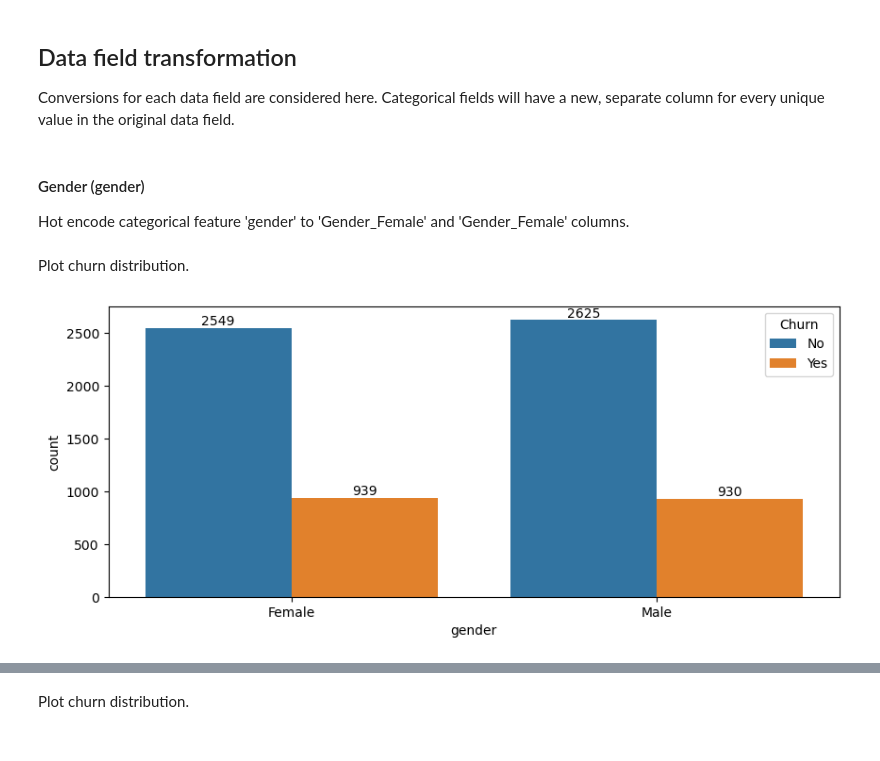
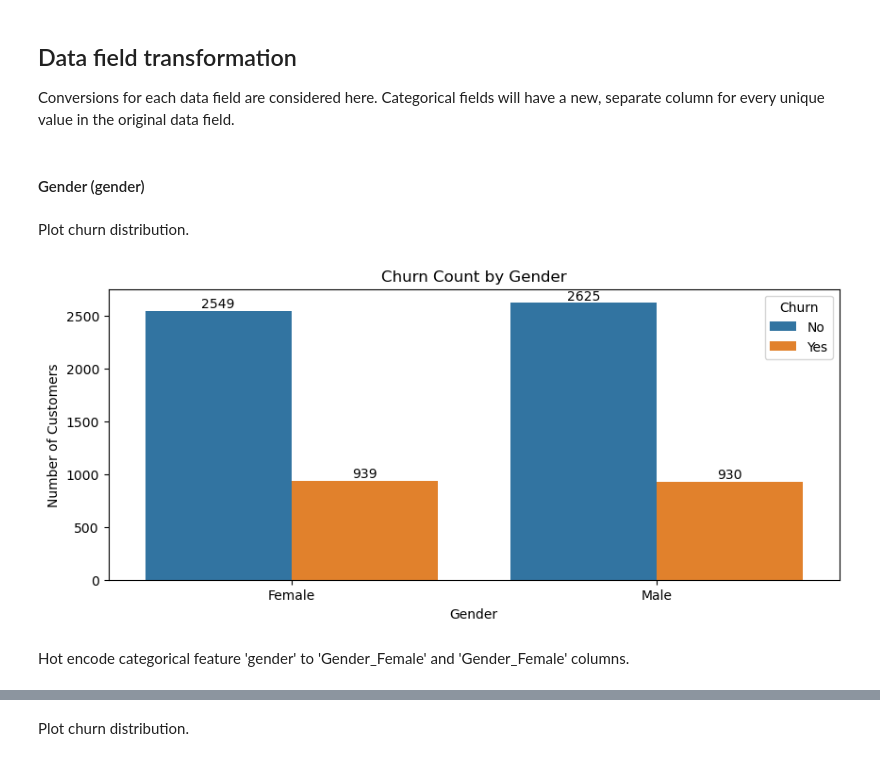
Before and after one commit to kushnertodd/telco-customer-churn, a Jupyter notebook: telco-customer-churn.ipynb, the cells around one changed output, grey strips where cells are left out. Saved outputs shown, nothing was run; the diff lists cells and outputs as text; code cells hidden in the pictures.

```diff
--- a/telco-customer-churn.ipynb
+++ b/telco-customer-churn.ipynb
@@ -291,4 +411,3 @@ Conversions for each data field are considered here.
 Categorical fields will have a new, separate column for every unique value in the original data field.
 # %% [markdown]
 #### Gender (gender)
-Hot encode categorical feature 'gender' to 'Gender_Female' and 'Gender_Female' columns.
@@ -301,8 +416,13 @@ Plot churn distribution.
 # %%
 fig, ax = plt.subplots(1, 1, figsize=(10, 4))
 sns.countplot(data=df_original, x='gender', hue='Churn')
+plt.title("Churn Count by Gender")
+plt.xlabel("Gender")
+plt.ylabel("Number of Customers")
 for container in ax.containers:
     ax.bar_label(container)
 plt.show()
 # %% [output]
-[figure, old version]
+[figure, new version]
+# %% [markdown]
+Hot encode categorical feature 'gender' to 'Gender_Female' and 'Gender_Female' columns.
```
Also changed, not shown: parts of 40 cells of this notebook.
